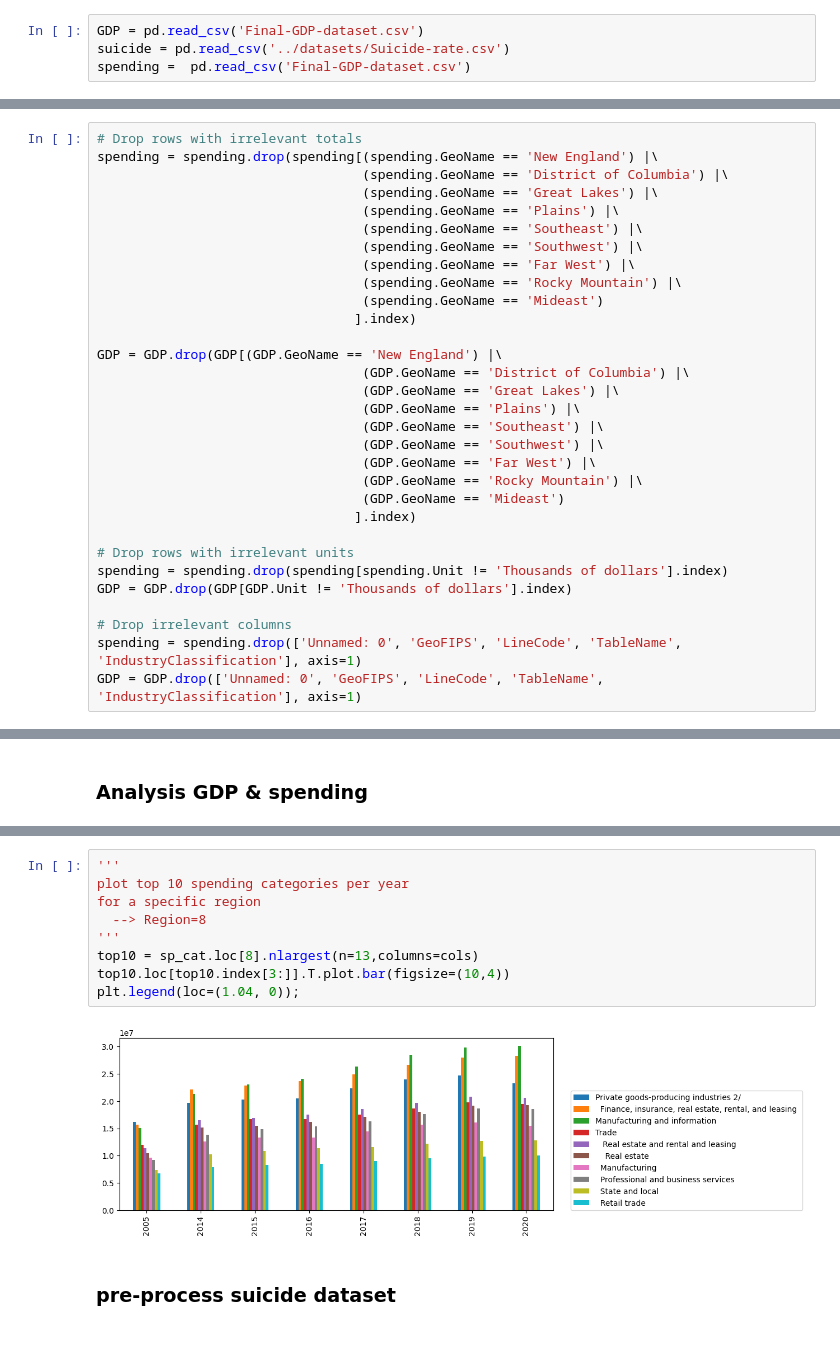
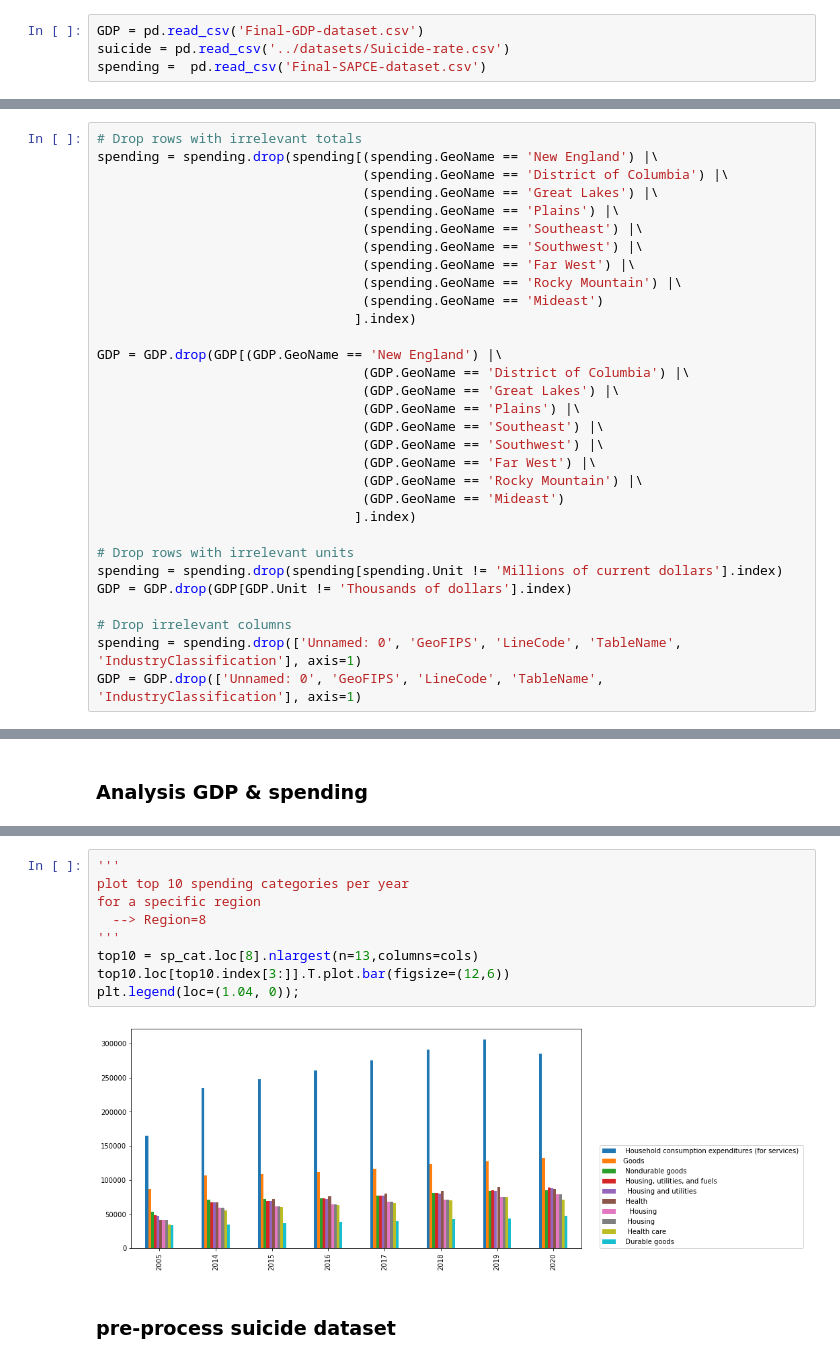
Before and after one commit to MajdAlali99/Data-Wrangling-Project, a Jupyter notebook: Gilbert/EconomicalFactors-SuicideRate-Analysis.ipynb, the cells around one changed output, grey strips where cells are left out. Saved outputs shown, nothing was run; the diff lists cells and outputs as text.

```diff
--- a/Gilbert/EconomicalFactors-SuicideRate-Analysis.ipynb
+++ b/Gilbert/EconomicalFactors-SuicideRate-Analysis.ipynb
@@ -6,4 +7,4 @@ import matplotlib.pyplot as plt
 # %%
 GDP = pd.read_csv('Final-GDP-dataset.csv')
 suicide = pd.read_csv('../datasets/Suicide-rate.csv')
-spending =  pd.read_csv('Final-GDP-dataset.csv')
+spending =  pd.read_csv('Final-SAPCE-dataset.csv')
@@ -34,7 +51,7 @@ GDP = GDP.drop(GDP[(GDP.GeoName == 'New England') |\
                                  ].index)
 
 # Drop rows with irrelevant units
-spending = spending.drop(spending[spending.Unit != 'Thousands of dollars'].index)
+spending = spending.drop(spending[spending.Unit != 'Millions of current dollars'].index)
 GDP = GDP.drop(GDP[GDP.Unit != 'Thousands of dollars'].index)
 
 # Drop irrelevant columns
@@ -116,14 +133,14 @@ top20_per_region.head()
 # %%
 '''
 plot top 10 spending categories per year
 for a specific region
   --> Region=8
 '''
 top10 = sp_cat.loc[8].nlargest(n=13,columns=cols)
-top10.loc[top10.index[3:]].T.plot.bar(figsize=(10,4))
+top10.loc[top10.index[3:]].T.plot.bar(figsize=(12,6))
 plt.legend(loc=(1.04, 0));
 # %% [output]
-[figure, old version]
+[figure, new version]
 # %% [markdown]
 ### pre-process suicide dataset
 # %%
```
Also changed, not shown: parts of 18 cells of this notebook, 2 other files.
